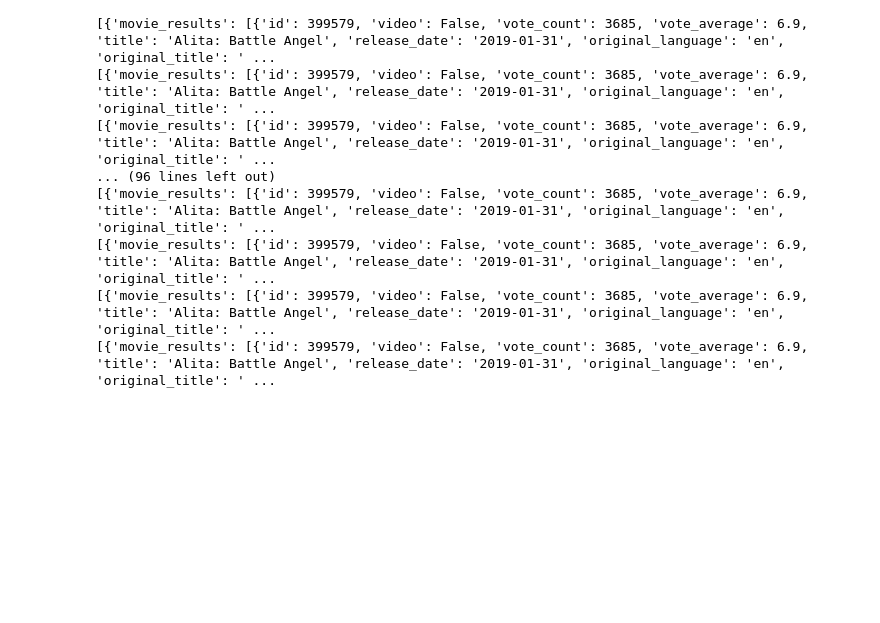
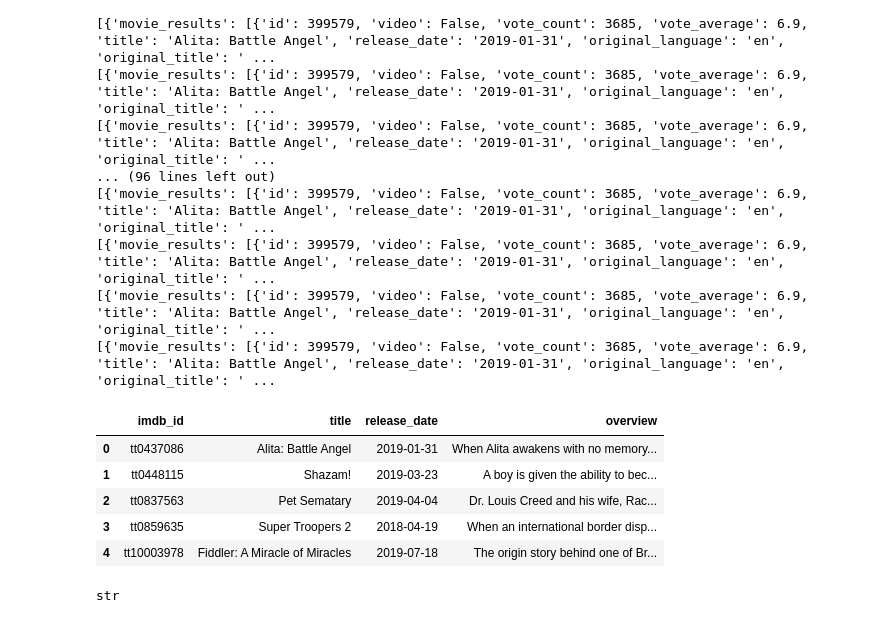
Before and after one commit to clareblessen/Movies, a Jupyter notebook: Movie_project.ipynb, the cells around one changed output. Saved outputs shown, nothing was run; the diff lists cells and outputs as text; code cells hidden in the pictures; blank space fills up the shorter version.

```diff
--- a/Movie_project.ipynb
+++ b/Movie_project.ipynb
@@ -254,5 +208,3 @@ SyntaxError: invalid syntax (<ipython-input-40-0e57327959bc>, line 1)
-# %%
-find_external_id = 'https://api.themoviedb.org/3/find/{external_id}?api_key=<<api_key>>&language=en-US&external_source=imdb_id'
 # %%
 cursor = db.cursor()
 
@@ -320,16 +245,25 @@ for id_ in list_of_imdb_ids:
 [{'movie_results': [{'id': 399579, 'video': False, 'vote_count': 3685, 'vote_average': 6.9, 'title': 'Alita: Battle Angel', 'release_date': '2019-01-31', 'original_language': 'en', 'original_title': ' ...
 [{'movie_results': [{'id': 399579, 'video': False, 'vote_count': 3685, 'vote_average': 6.9, 'title': 'Alita: Battle Angel', 'release_date': '2019-01-31', 'original_language': 'en', 'original_title': ' ...
 [{'movie_results': [{'id': 399579, 'video': False, 'vote_count': 3685, 'vote_average': 6.9, 'title': 'Alita: Battle Angel', 'release_date': '2019-01-31', 'original_language': 'en', 'original_title': ' ...
-# %%
-
-
-def make_df(all_info):
-    mymoviedatabase_dataframe2 = pd.DataFrame({
-        "vote_count": vote_count,
-        "title": title,
-        "release_date": release_date,
-        "popularity": popularity,
-        "overview": overview,
-        "vote_count": vote_count
-    })
-    #return new_dataframe
+# %%
+def make_df(all_info):
+    mymoviedatabase_df = pd.DataFrame({
+        "imdb_id": list_of_imdb_ids,
+        "title": get_title(all_info),
+        "release_date": get_release_date(all_info),
+        "overview": get_overview(all_info),
+        })
+    return mymoviedatabase_df
+
+make_df(all_info).head()
+# %% [output]
+|  | imdb_id | title | release_date | overview |
+| 0 | tt0437086 | Alita: Battle Angel | 2019-01-31 | When Alita awakens with no memory... |
+| 1 | tt0448115 | Shazam! | 2019-03-23 | A boy is given the ability to bec... |
+| 2 | tt0837563 | Pet Sematary | 2019-04-04 | Dr. Louis Creed and his wife, Rac... |
+| 3 | tt0859635 | Super Troopers 2 | 2018-04-19 | When an international border disp... |
+| 4 | tt10003978 | Fiddler: A Miracle of Miracles | 2019-07-18 | The origin story behind one of Br... |
+# %%
+type(df['release_date'][0])
+# %% [output]
+str
```
Also changed, not shown: parts of 16 cells of this notebook.
